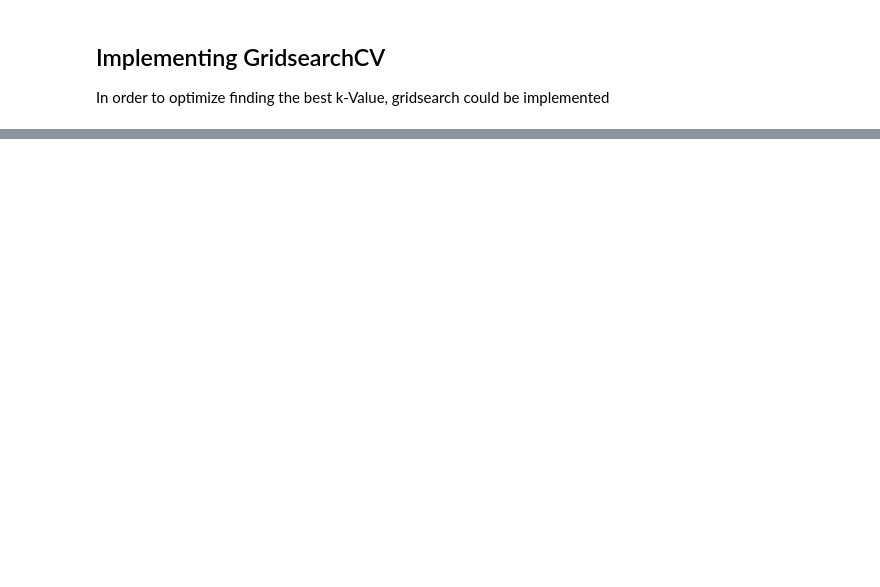
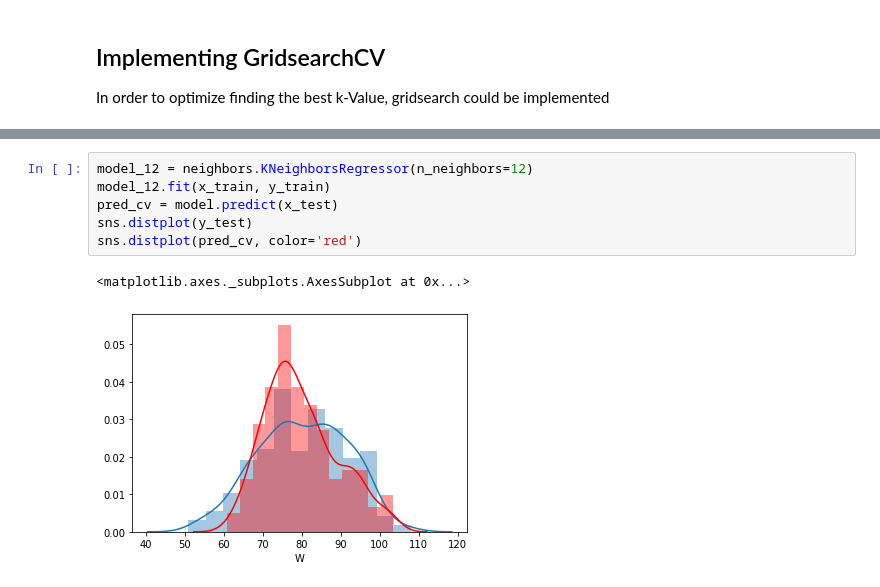
Before and after one commit to GenosW/ml-exercises, a Jupyter notebook: Aleks/K-Nearest Neighbors.ipynb, the cells around one changed output, grey strips where cells are left out. Cells and saved outputs as stored; diff of their text form; blank space fills up the shorter version.

```diff
--- a/Aleks/K-Nearest Neighbors.ipynb
+++ b/Aleks/K-Nearest Neighbors.ipynb
@@ -178,0 +176,9 @@ Best k-Value is:  13
+# %%
+model_12 = neighbors.KNeighborsRegressor(n_neighbors=12)
+model_12.fit(x_train, y_train)
+pred_cv = model.predict(x_test)
+sns.distplot(y_test)
+sns.distplot(pred_cv, color='red')
+# %% [output]
+<matplotlib.axes._subplots.AxesSubplot at 0x...>
+[figure, added]
```
Also changed, not shown: parts of 4 cells of this notebook.
